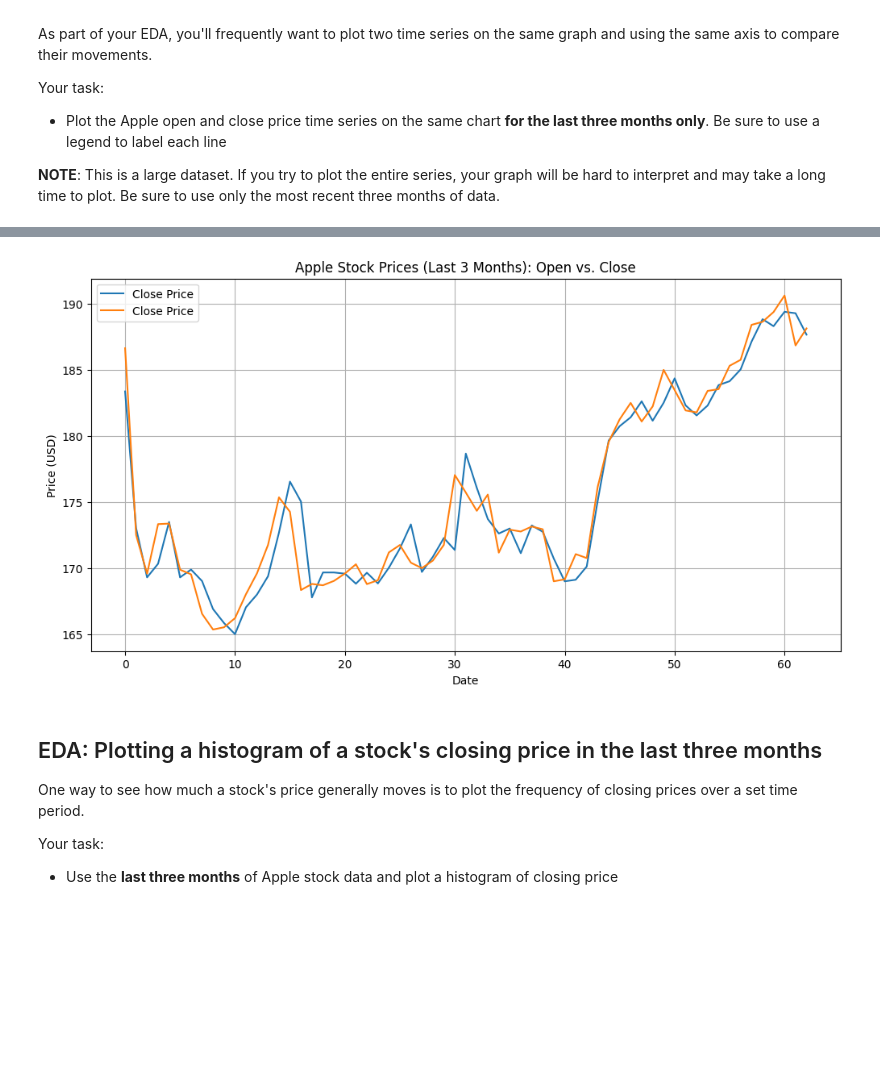
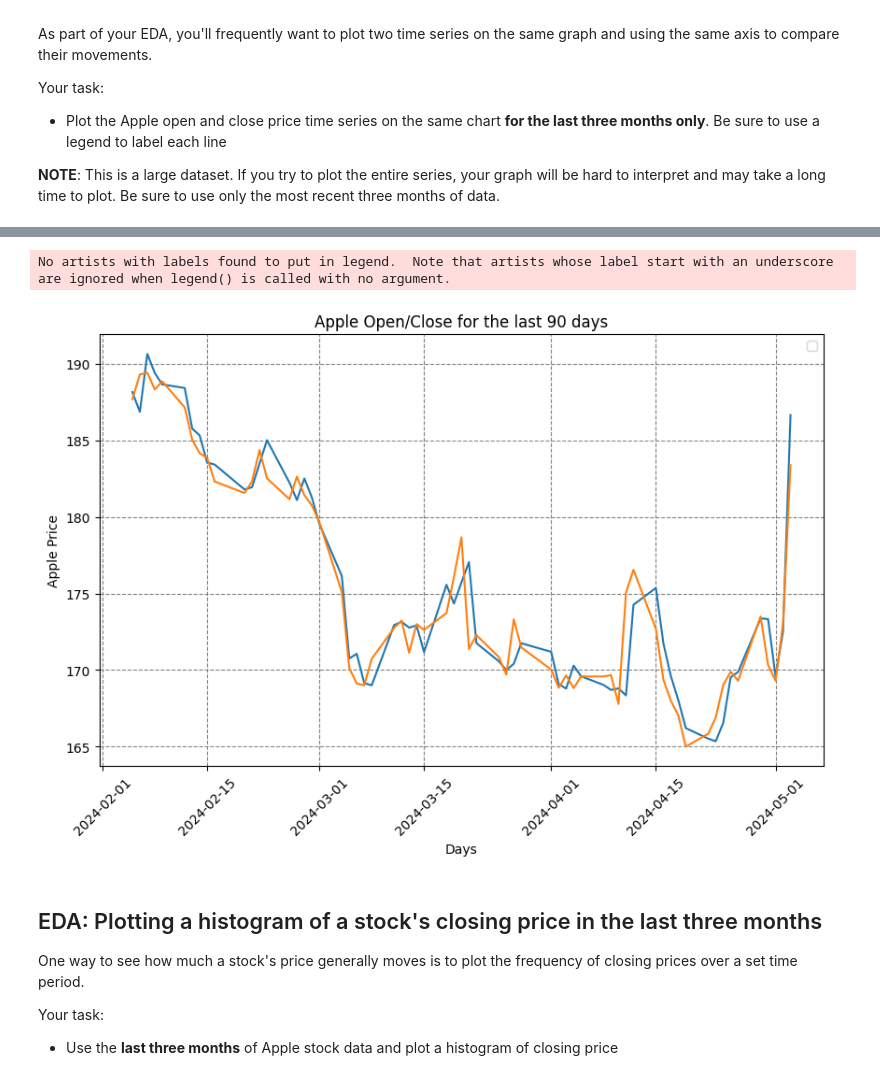
Before and after one commit to bigboy92/fend-matching-game, a Jupyter notebook: Preparing-for-data-analysis-project-student.ipynb, the cells around one changed output, grey strips where cells are left out. Saved outputs shown, nothing was run; the diff lists cells and outputs as text; code cells hidden in the pictures; blank space fills up the shorter version.

```diff
--- a/Preparing-for-data-analysis-project-student.ipynb
+++ b/Preparing-for-data-analysis-project-student.ipynb
@@ -52,0 +70,7 @@ Historical_Price_Microsoft = pd.read_csv('microsoft_historical_data.csv')
+# %%
+microsoft_df['Date'] = pd.to_datetime(microsoft_df['Date'])
+apple_df['Date']= pd.to_datetime(apple_df['Date'])
+microsoft_df = microsoft_df.sort_values(by='Date', ascending=True)
+apple_df = apple_df.sort_values(by='Date', ascending=True)
+apple_df.set_index(apple_df['Date'],inplace =True)
+microsoft_df.set_index(microsoft_df['Date'],inplace=True)
@@ -115,6 +156,6 @@ Low           0
 dtype: int64
 # %%
 # Forward fill any missing data
-Historical_Price_Apple_without_missing_data = Historical_Price_Apple.ffill()
+apple_df['Close/Last'] = apple_df['Close/Last'].ffill()
 # %%
 # Check again for nulls after using forward fill
@@ -281,5 +332,5 @@ Your task:
 **NOTE**: This is a large dataset. If you try to plot the entire series, your graph will be hard to interpret and may take a long time to plot. Be sure to use only the most recent three months of data.
 # %%
 # Get max date in timeseries
-Max_apple = Historical_Price_Apple_without_missing_data['Date'].max()
-Max_apple
+end_date = apple_df.index.max()
+start_date = end_date - pd.Timedelta(days=90)
@@ -288,22 +337,23 @@ Timestamp('2024-05-03 00:00:00')
 # %%
 # Use the max date calculated above to get the last three months of data in the dataset
-three_months_ago = Max_apple - pd.DateOffset(months=3)
-last_3_months = Historical_Price_Apple_without_missing_data[Historical_Price_Apple_without_missing_data['Date'] >= three_months_ago]
+
+apple_df_90 = apple_df.loc[start_date:,]
 # %%
 # Plot time series of open v. close stock price for Apple using the last 3 months of data
-plt.figure(figsize=(12, 6))
-plt.plot(last_3_months.index, last_3_months["Close/Last"], label="Close Price")
-plt.plot(last_3_months.index, last_3_months["Open"], label="Close Price")
 
-# Set the title and labels
-plt.title("Apple Stock Prices (Last 3 Months): Open vs. Close")
-plt.xlabel("Date")
-plt.ylabel("Price (USD)")
+plt.figure(figsize=(10, 6))
+sns.lineplot(x='Date', y='Open', data=apple_df_90)
+sns.lineplot(x='Date', y='Close/Last', data=apple_df_90)
+plt.title('Apple Open/Close for the last 90 days')
+plt.xlabel('Days')
+plt.ylabel('Apple Price')
+plt.grid(True, which='major', linestyle='--', color='grey')
+plt.xticks(rotation=45)
 plt.legend()
-plt.grid()
 plt.show()
 # %% [output]
+No artists with labels found to put in legend.  Note that artists whose label start with an underscore are ignored when legend() is called with no argument.
-[figure, old version]
+[figure, new version]
 # %% [markdown]
 ## EDA: Plotting a histogram of a stock's closing price in the last three months
 
```
Also changed, not shown: parts of 40 cells of this notebook.
